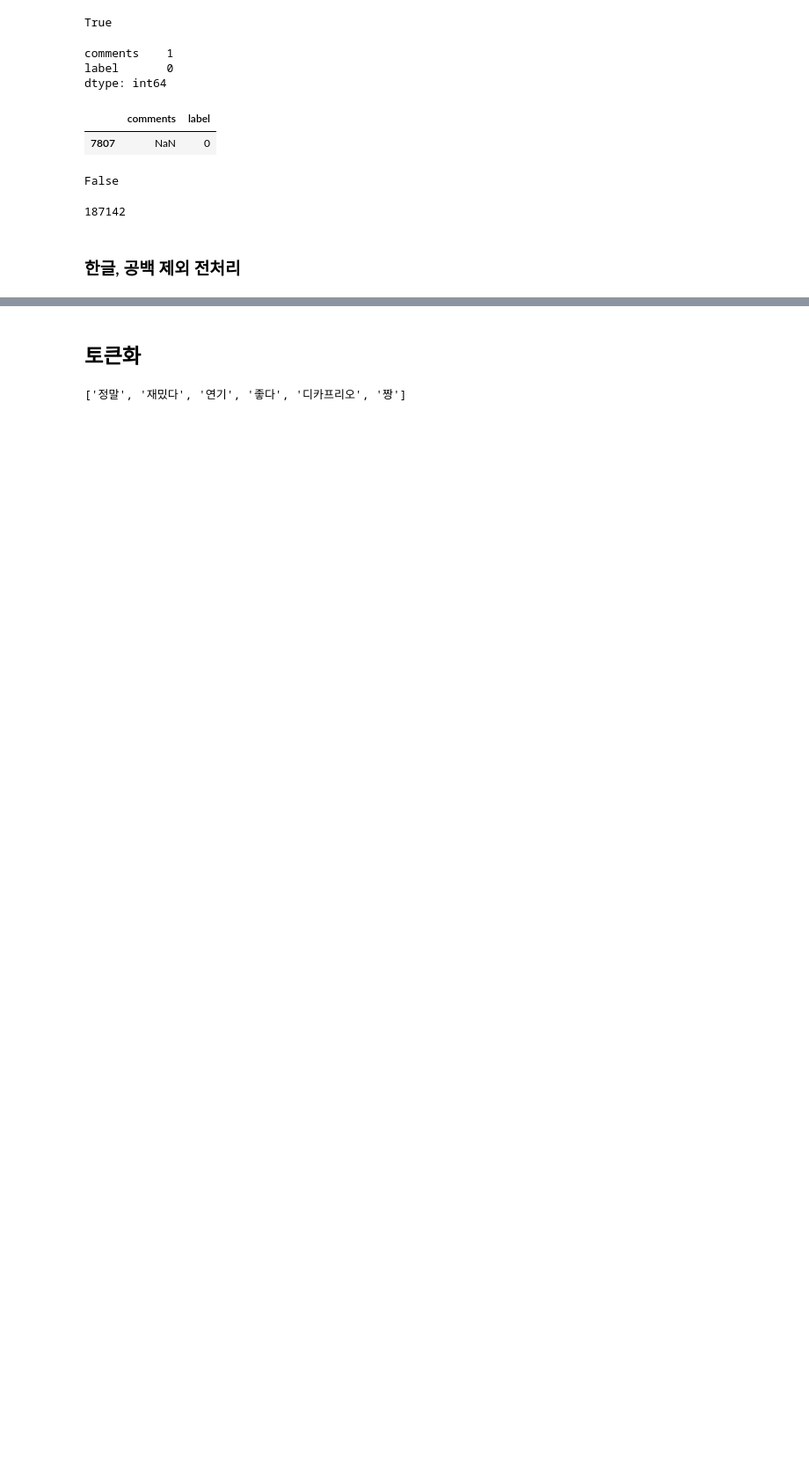
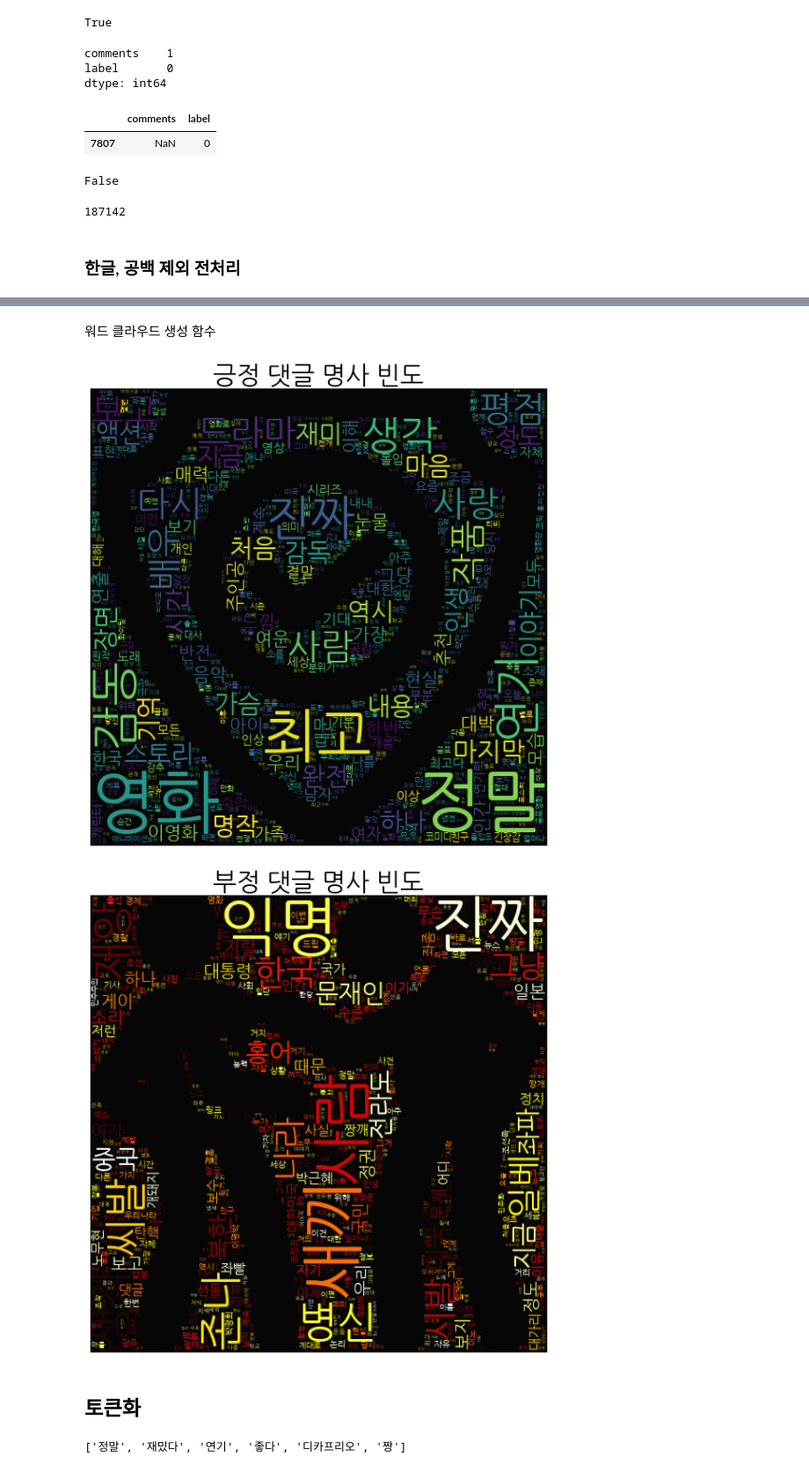
Before and after one commit to Aesol-Ahn/korean-toxic-comments, a Jupyter notebook: LSTM.ipynb, the cells around one changed output, grey strips where cells are left out. Shown at 88% size. Cells and saved outputs as stored; diff of their text form; code cells hidden in the pictures; blank space fills up the shorter version.

```diff
--- a/LSTM.ipynb
+++ b/LSTM.ipynb
@@ -161,3 +131,52 @@ print('전처리 후 테스트용 샘플의 개수 :',len(test_data))
+# %%
+def get_nouns(data, label):
+    okt = Okt()
+    subset = data[data['label'] == label]
+    text = subset['comments']
+
+    morphs = []
+    for sentence in text:
+        morphs.append(okt.pos(sentence))
+
+    nouns = []
+    for morph in morphs:
+        for word, tag in morph:
+            if tag in ['Noun']:
+                nouns.append(word)
+
+    count = Counter(nouns)
+    words = dict(count.most_common())
+
+    return words
+
+positive = get_nouns(train_data, 0)
+negative = get_nouns(train_data, 1)
+# %% [markdown]
+워드 클라우드 생성 함수
+# %%
+def generate_word_cloud(data, img, title, cmap):
+    clean_mask = np.array(Image.open("data/img/" + str(img) + ".png"))
+    clean_mask = clean_mask[:,:,1]
+
+    wc = WordCloud(font_path ='C:/Windows/Fonts/NanumGothic.ttf',
+                   background_color ="black",
+                   max_words = 2000,
+                   mask = clean_mask,
+                   stopwords = stopwords)
+
+    wc.generate(" ".join(data))
+    plt.figure(figsize = (20, 10))
+    plt.axis("off")
+    plt.title(title, fontsize = 30)
+    plt.imshow(wc.recolor(colormap = cmap, random_state = 17), alpha = 0.98)
+    plt.savefig(title + ".png")
+
+stopwords = ['의','가','이','은','들','는','좀','잘','걍','과','도','를','으로','자','에','와','한','하다']
+generate_word_cloud(positive, "safe-zone", "긍정 댓글 명사 빈도", "viridis")
+generate_word_cloud(negative, "anger", "부정 댓글 명사 빈도", "hot")
+# %% [output]
+[figure, added]
+[figure, added]
 # %% [markdown]
 ## 토큰화
 # %%
```
Also changed, not shown: parts of 50 cells of this notebook, 1 other file.
